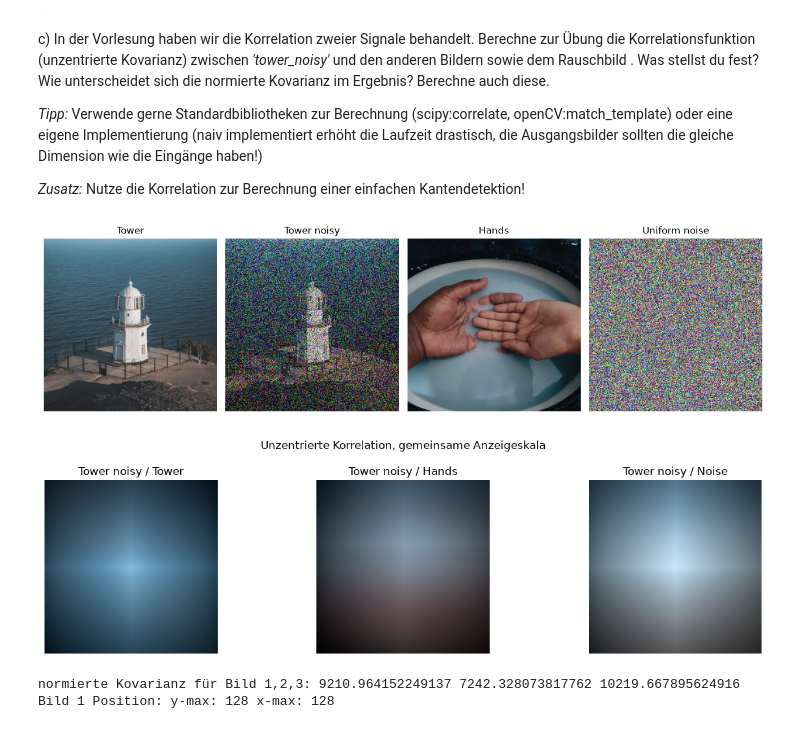
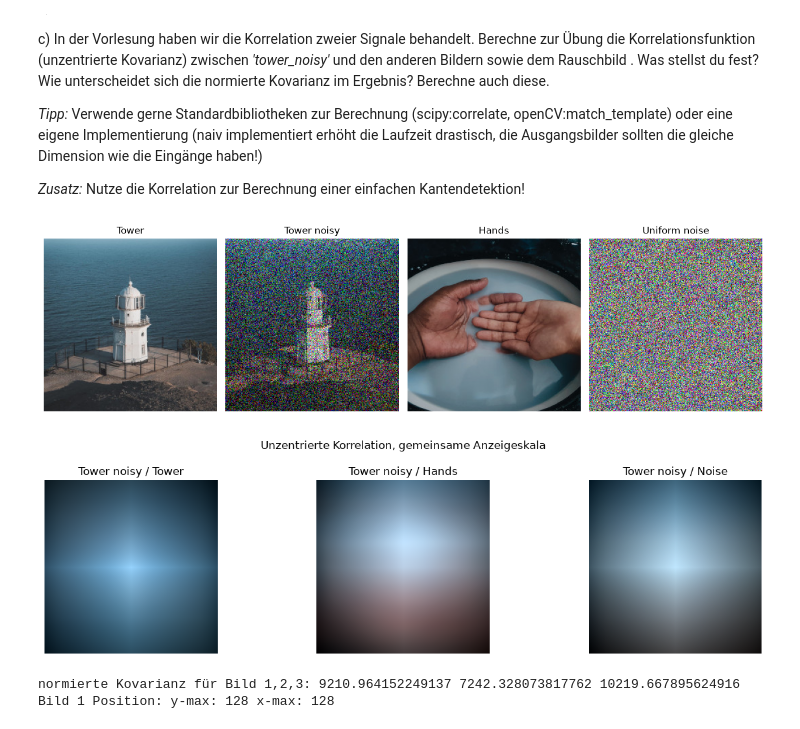
Before and after one commit to Stevenyami/KI-in-der-Medizin, a Jupyter notebook: src/Uebung03_Stochastiche_Grundlagen.ipynb, the cells around one changed output. Drawn from its saved outputs; the diff is of its cells as text; code cells hidden in the pictures.

```diff
--- a/src/Uebung03_Stochastiche_Grundlagen.ipynb
+++ b/src/Uebung03_Stochastiche_Grundlagen.ipynb
@@ -24,14 +24,16 @@ from skimage.feature import match_template
 # %%
 # Laden der Beispiele
 from pathlib import Path
+##------TODO-------------------
 datenordner = Path("Daten") / "uebung3_daten"
 tower = np.load(datenordner / "tower.npy", allow_pickle=False).astype(np.float64) / 255.0
 tower_noisy = np.load(datenordner / "tower_noisy.npy", allow_pickle=False).astype(np.float64) / 255.0
 hands = np.load(datenordner / "hands.npy", allow_pickle=False).astype(np.float64) / 255.0
 
+##------TODO-------------------
 # a) Gleichverteiltes Rauschen auf allen RGB-Kanälen.
-rng = np.random.default_rng(42)
-noise = rng.uniform(0.0, 1.0, size=tower.shape)
+rng = np.random.default_rng(42) # rng steth für random number generator, 42 ist der seed
+noise = rng.uniform(0.0, 1.0, size=tower.shape) # noise wird mit rng gleichverteilt zwischen 0 und 1 erzeugt, die Größe ist die gleiche wie tower
 
 fig, axs = plt.subplots(1,4, figsize=(13, 3.5))
 axs[0].imshow(tower)
@@ -58,36 +60,40 @@ c_t_t = korrelation_rgb(tower_noisy, tower)
 c_t_h = korrelation_rgb(tower_noisy, hands)
 c_t_n = korrelation_rgb(tower_noisy, noise)
 
 # Zur Visualisierung müssen wir das Ergebnis c_t_t normalisieren [0,1] zur c_t_t_p, da Matplotlib bei 3-Kanal-Bildern sonst alle Werte über 1 abschneidet
 
 # TODO DEIN CODE HIER
 # Dies ist KEINE normierte Kovarianz. Die Rohwerte bleiben unverändert.
-korrelationen = [c_t_t, c_t_h, c_t_n]
+"""korrelationen = [c_t_t, c_t_h, c_t_n]
 minimum = min(karte.min() for karte in korrelationen)
 maximum = max(karte.max() for karte in korrelationen)
 def fuer_anzeige(karte):
     if maximum == minimum:
         return np.zeros_like(karte)
     return np.clip((karte - minimum) / (maximum - minimum), 0.0, 1.0)
 
 c_t_t_p = fuer_anzeige(c_t_t)
 c_t_h_p = fuer_anzeige(c_t_h)
-c_t_n_p = fuer_anzeige(c_t_n)
+c_t_n_p = fuer_anzeige(c_t_n)"""
+
+c_t_t_p = (c_t_t - c_t_t.min()) / (c_t_t.max() - c_t_t.min())
+c_t_h_p = (c_t_h - c_t_h.min()) / (c_t_h.max() - c_t_h.min())
+c_t_n_p = (c_t_n - c_t_n.min()) / (c_t_n.max() - c_t_n.min())
 
 
 fig2, axs2 = plt.subplots(1,3, figsize=(13, 3.5))
 axs2[0].imshow(c_t_t_p)
 axs2[1].imshow(c_t_h_p)
 axs2[2].imshow(c_t_n_p)
 for ax, titel in zip(axs2, ["Tower noisy / Tower", "Tower noisy / Hands", "Tower noisy / Noise"]):
     ax.set_title(titel)
     ax.axis("off")
 fig2.suptitle("Unzentrierte Korrelation, gemeinsame Anzeigeskala")
 fig2.tight_layout()
 plt.show()
 # %% [output]
 [figure]
-[figure, old version]
+[figure, new version]
 # %%
 print('normierte Kovarianz für Bild 1,2,3:', c_t_t.max(),c_t_h.max(),c_t_n.max())
 
```
Also changed, not shown: parts of 3 cells of this notebook.
